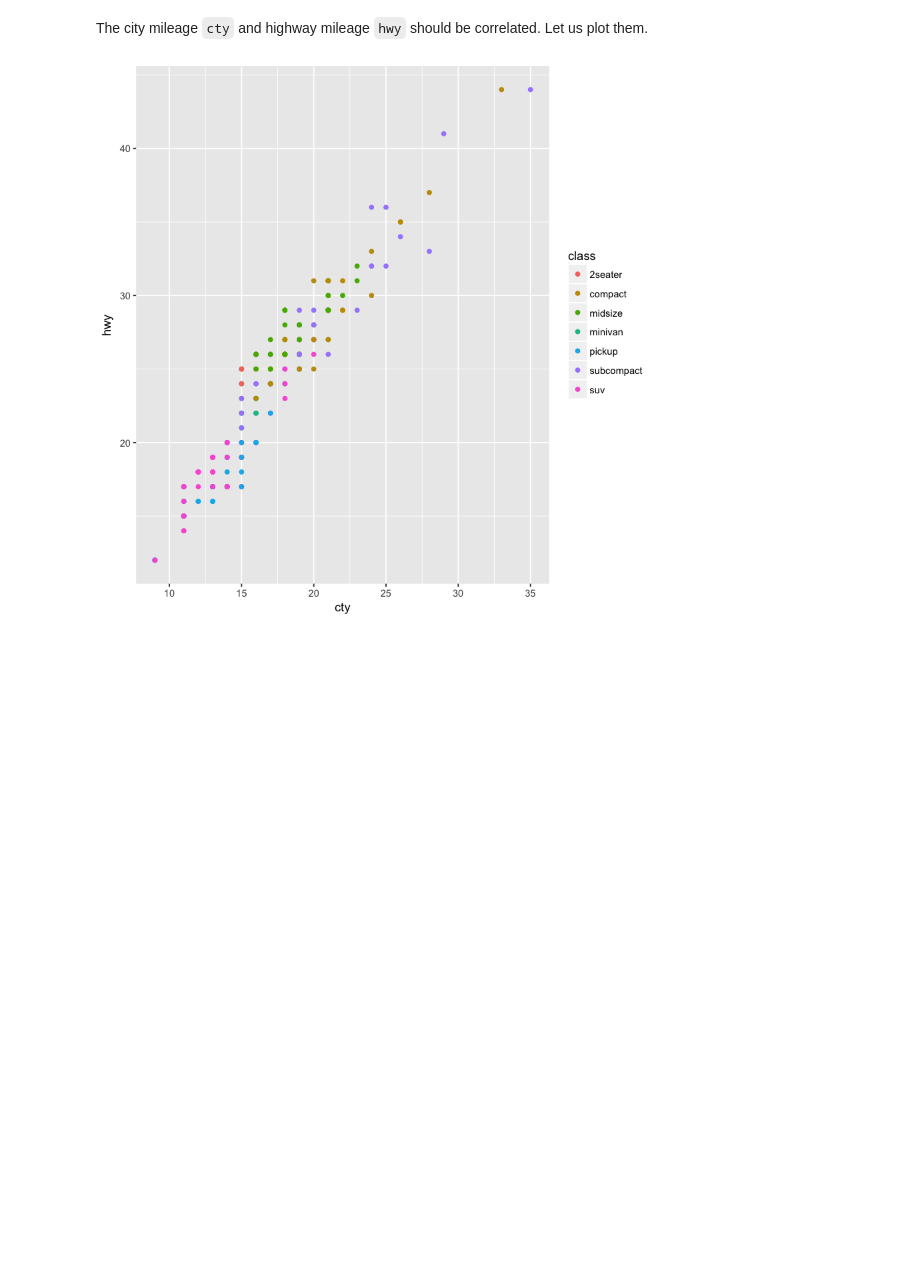
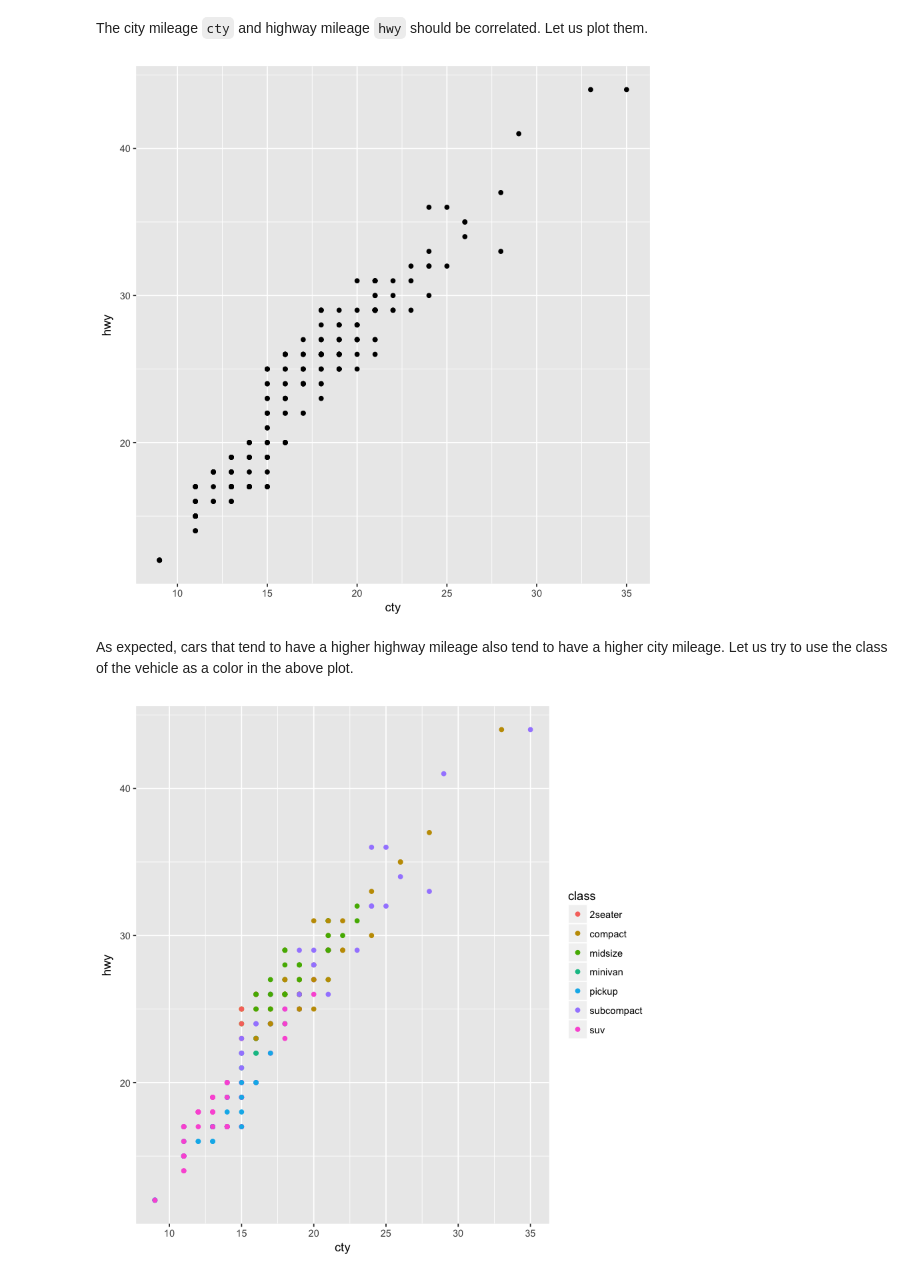
Before and after one commit to ambujtewari/stats306-fall2017, a Jupyter notebook: Lecture00.ipynb, the cells around one changed output. Cells and saved outputs as stored; diff of their text form; code cells hidden in the pictures; blank space fills up the shorter version.

```diff
--- a/Lecture00.ipynb
+++ b/Lecture00.ipynb
@@ -39,5 +39,12 @@ print(mpg)
 As we can see this data frame (actually it is a **tibble**, a newer type of data frame) has 234 observations (rows) and 11 variables (columns). Only the first 10 rows and columns are displayed above.
 # %% [markdown]
 The city mileage `cty` and highway mileage `hwy` should be correlated. Let us plot them.
+# %%
+ggplot(data = mpg) +
+    geom_point(mapping = aes(x = cty, y = hwy))
+# %% [output]
+[figure, added]
+# %% [markdown]
+As expected, cars that tend to have a higher highway mileage also tend to have a higher city mileage. Let us try to use the class of the vehicle as a color in the above plot.
 # %%
 ggplot(data = mpg) +
```
Also changed, not shown: parts of 12 cells of this notebook.
